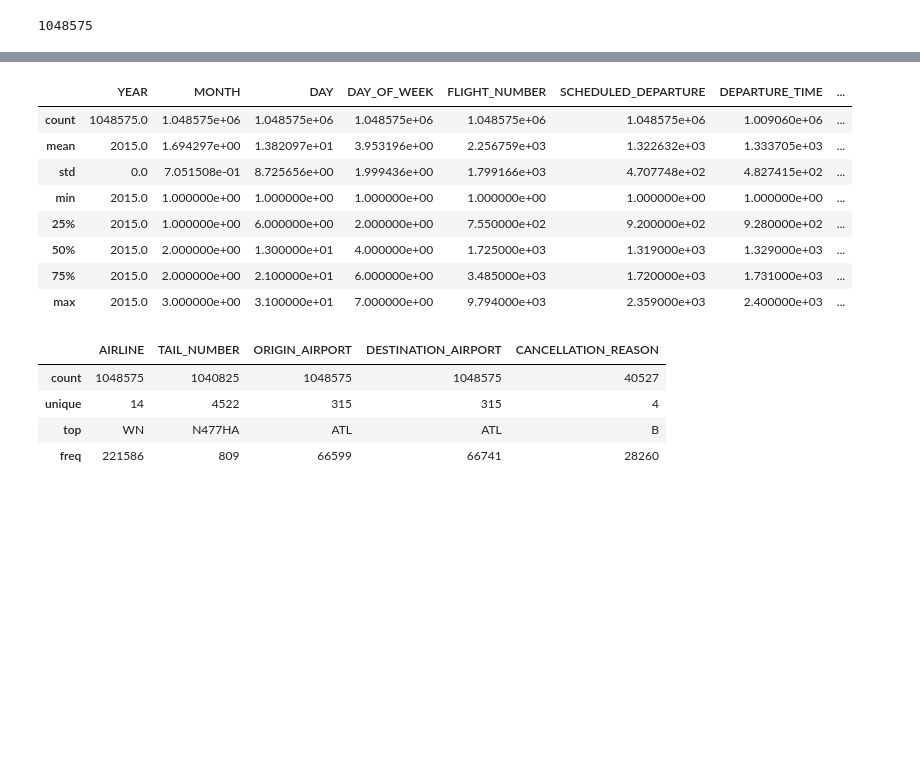
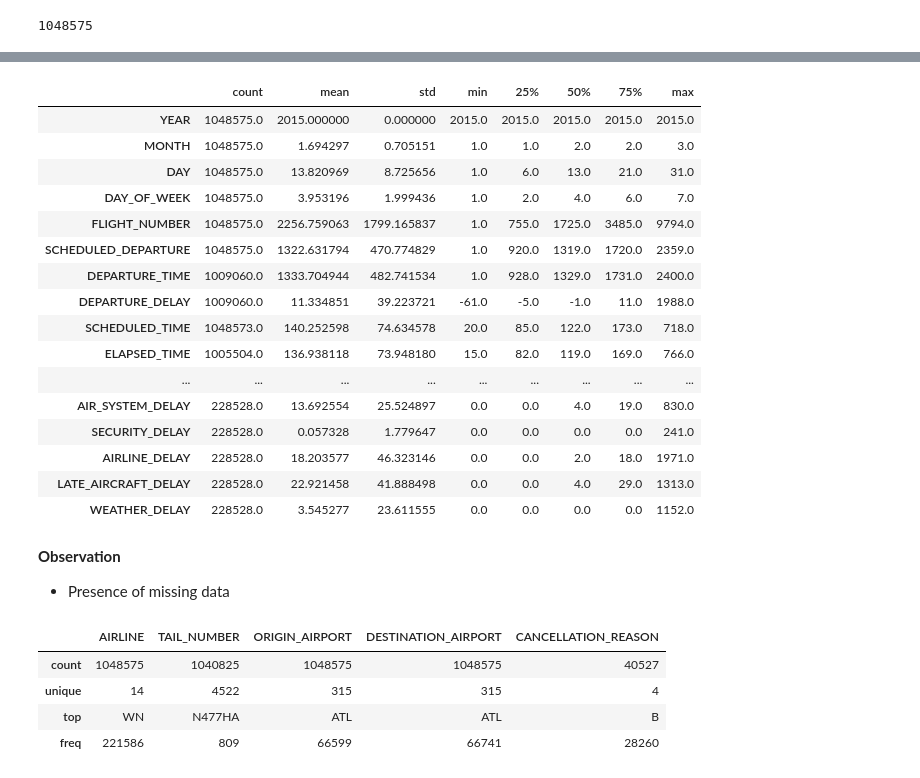
Before and after one commit to chemutai254/ML_Projects, a Jupyter notebook: Flight_Delay_Prediction/Flight_Delay_Prediction.ipynb, the cells around one changed output, grey strips where cells are left out. Cells and saved outputs as stored; diff of their text form; code cells hidden in the pictures; blank space fills up the shorter version.

```diff
--- a/Flight_Delay_Prediction/Flight_Delay_Prediction.ipynb
+++ b/Flight_Delay_Prediction/Flight_Delay_Prediction.ipynb
@@ -125,16 +124,27 @@ msno.bar(df, color='green')
 # %%
 # Numerical Data Statistics
-df.describe()
+df.describe().T
 # %% [output]
-|  | YEAR | MONTH | DAY | DAY_OF_WEEK | FLIGHT_NUMBER | SCHEDULED_DEPARTURE | DEPARTURE_TIME | ... |
-| count | 1048575.0 | 1.048575e+06 | 1.048575e+06 | 1.048575e+06 | 1.048575e+06 | 1.048575e+06 | 1.009060e+06 | ... |
-| mean | 2015.0 | 1.694297e+00 | 1.382097e+01 | 3.953196e+00 | 2.256759e+03 | 1.322632e+03 | 1.333705e+03 | ... |
-| std | 0.0 | 7.051508e-01 | 8.725656e+00 | 1.999436e+00 | 1.799166e+03 | 4.707748e+02 | 4.827415e+02 | ... |
-| min | 2015.0 | 1.000000e+00 | 1.000000e+00 | 1.000000e+00 | 1.000000e+00 | 1.000000e+00 | 1.000000e+00 | ... |
-| 25% | 2015.0 | 1.000000e+00 | 6.000000e+00 | 2.000000e+00 | 7.550000e+02 | 9.200000e+02 | 9.280000e+02 | ... |
-| 50% | 2015.0 | 2.000000e+00 | 1.300000e+01 | 4.000000e+00 | 1.725000e+03 | 1.319000e+03 | 1.329000e+03 | ... |
-| 75% | 2015.0 | 2.000000e+00 | 2.100000e+01 | 6.000000e+00 | 3.485000e+03 | 1.720000e+03 | 1.731000e+03 | ... |
-| max | 2015.0 | 3.000000e+00 | 3.100000e+01 | 7.000000e+00 | 9.794000e+03 | 2.359000e+03 | 2.400000e+03 | ... |
+|  | count | mean | std | min | 25% | 50% | 75% | max |
+| YEAR | 1048575.0 | 2015.000000 | 0.000000 | 2015.0 | 2015.0 | 2015.0 | 2015.0 | 2015.0 |
+| MONTH | 1048575.0 | 1.694297 | 0.705151 | 1.0 | 1.0 | 2.0 | 2.0 | 3.0 |
+| DAY | 1048575.0 | 13.820969 | 8.725656 | 1.0 | 6.0 | 13.0 | 21.0 | 31.0 |
+| DAY_OF_WEEK | 1048575.0 | 3.953196 | 1.999436 | 1.0 | 2.0 | 4.0 | 6.0 | 7.0 |
+| FLIGHT_NUMBER | 1048575.0 | 2256.759063 | 1799.165837 | 1.0 | 755.0 | 1725.0 | 3485.0 | 9794.0 |
+| SCHEDULED_DEPARTURE | 1048575.0 | 1322.631794 | 470.774829 | 1.0 | 920.0 | 1319.0 | 1720.0 | 2359.0 |
+| DEPARTURE_TIME | 1009060.0 | 1333.704944 | 482.741534 | 1.0 | 928.0 | 1329.0 | 1731.0 | 2400.0 |
+| DEPARTURE_DELAY | 1009060.0 | 11.334851 | 39.223721 | -61.0 | -5.0 | -1.0 | 11.0 | 1988.0 |
+| SCHEDULED_TIME | 1048573.0 | 140.252598 | 74.634578 | 20.0 | 85.0 | 122.0 | 173.0 | 718.0 |
+| ELAPSED_TIME | 1005504.0 | 136.938118 | 73.948180 | 15.0 | 82.0 | 119.0 | 169.0 | 766.0 |
+| ... | ... | ... | ... | ... | ... | ... | ... | ... |
+| AIR_SYSTEM_DELAY | 228528.0 | 13.692554 | 25.524897 | 0.0 | 0.0 | 4.0 | 19.0 | 830.0 |
+| SECURITY_DELAY | 228528.0 | 0.057328 | 1.779647 | 0.0 | 0.0 | 0.0 | 0.0 | 241.0 |
+| AIRLINE_DELAY | 228528.0 | 18.203577 | 46.323146 | 0.0 | 0.0 | 2.0 | 18.0 | 1971.0 |
+| LATE_AIRCRAFT_DELAY | 228528.0 | 22.921458 | 41.888498 | 0.0 | 0.0 | 4.0 | 29.0 | 1313.0 |
+| WEATHER_DELAY | 228528.0 | 3.545277 | 23.611555 | 0.0 | 0.0 | 0.0 | 0.0 | 1152.0 |
+# %% [markdown]
+**Observation**
+- Presence of missing data
 # %%
 # Categorical Data Statistics
 df.describe(include=['bool', 'object'])
```
Also changed, not shown: parts of 5 cells of this notebook, 1 other file.
